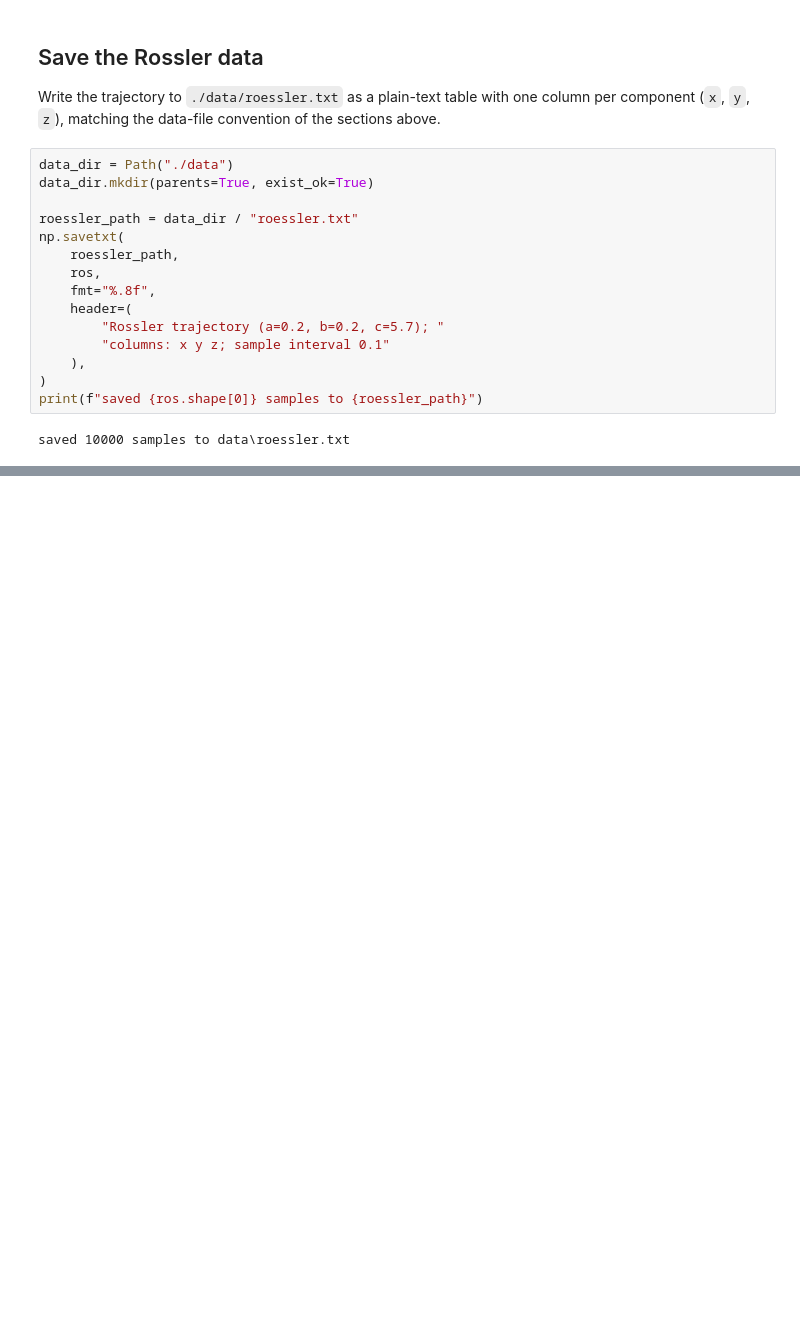
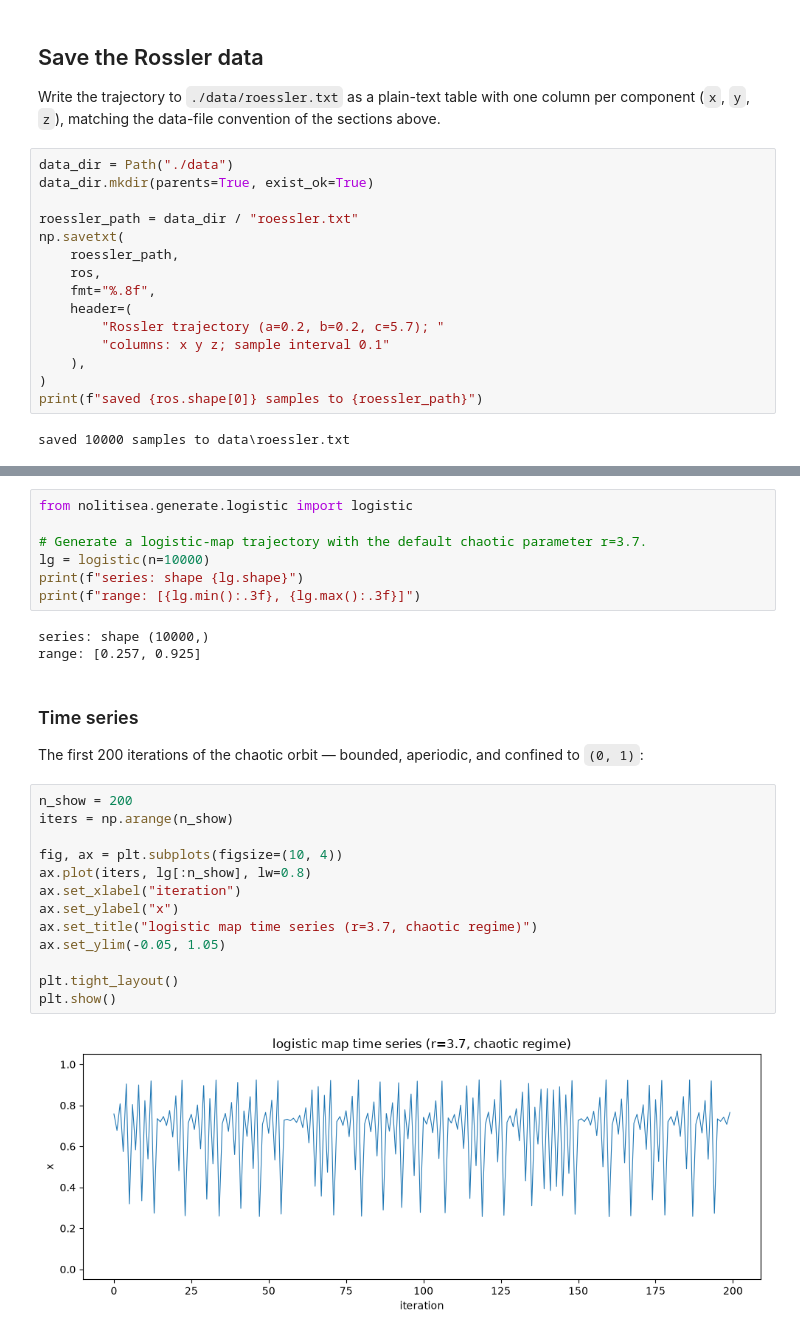
Before and after one commit to ieeningnwq/nolitisea, a Jupyter notebook: examples/generate.ipynb, the cells around one changed output, grey strips where cells are left out. Drawn from its saved outputs; the diff is of its cells as text; blank space fills up the shorter version.

Commit message:
完成 generate

```diff
--- a/examples/generate.ipynb
+++ b/examples/generate.ipynb
@@ -393,0 +445,30 @@ saved 10000 samples to data\roessler.txt
+# %%
+from nolitisea.generate.logistic import logistic
+
+# Generate a logistic-map trajectory with the default chaotic parameter r=3.7.
+lg = logistic(n=10000)
+print(f"series: shape {lg.shape}")
+print(f"range: [{lg.min():.3f}, {lg.max():.3f}]")
+# %% [output]
+series: shape (10000,)
+range: [0.257, 0.925]
+# %% [markdown]
+### Time series
+
+The first 200 iterations of the chaotic orbit — bounded, aperiodic, and
+confined to `(0, 1)`:
+# %%
+n_show = 200
+iters = np.arange(n_show)
+
+fig, ax = plt.subplots(figsize=(10, 4))
+ax.plot(iters, lg[:n_show], lw=0.8)
+ax.set_xlabel("iteration")
+ax.set_ylabel("x")
+ax.set_title("logistic map time series (r=3.7, chaotic regime)")
+ax.set_ylim(-0.05, 1.05)
+
+plt.tight_layout()
+plt.show()
+# %% [output]
+[figure, added]
```
Also changed, not shown: parts of 12 cells of this notebook, 5 other files.
